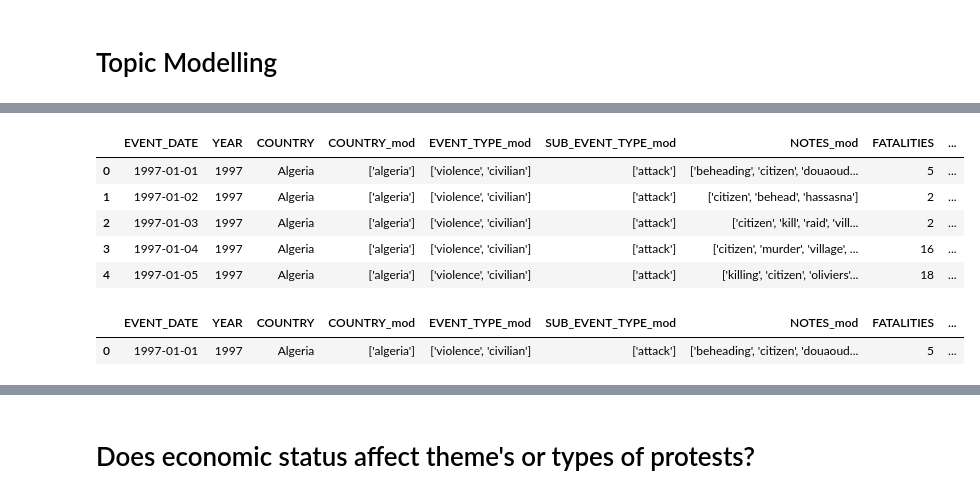
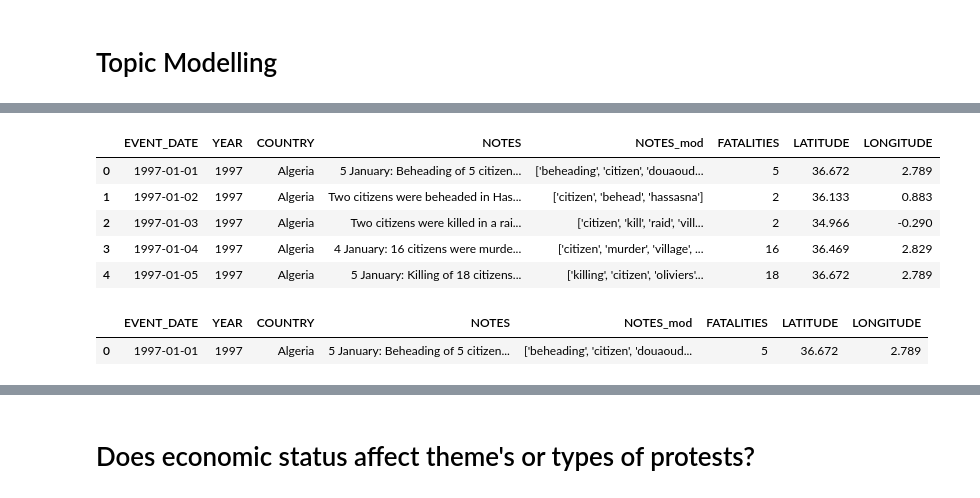
Before and after one commit to DhasiM/NLP_African-Conflict, a Jupyter notebook: twist-3-violence-protests-and-poverty.ipynb, the cells around one changed output, grey strips where cells are left out. Cells and saved outputs as stored; diff of their text form; code cells hidden in the pictures.

```diff
--- a/twist-3-violence-protests-and-poverty.ipynb
+++ b/twist-3-violence-protests-and-poverty.ipynb
@@ -289,29 +249,27 @@ output_notebook()
 Loading BokehJS ...
 [interactive output not drawn]
 # %%
-datafile = './African_unrest.csv'
+#Import modified data and parse dates
+datafile = '../input/african-unrestcsv/African_unrest.csv'
 raw_data = pd.read_csv(datafile, parse_dates=[0], infer_datetime_format=True)
 
-#reindexed_data = raw_data['NOTES_mod']
-#reindexed_data.index = raw_data['EVENT_DATE']
 
 raw_data.head()
 # %% [output]
-|  | EVENT_DATE | YEAR | COUNTRY | COUNTRY_mod | EVENT_TYPE_mod | SUB_EVENT_TYPE_mod | NOTES_mod | FATALITIES | ... |
-| 0 | 1997-01-01 | 1997 | Algeria | ['algeria'] | ['violence', 'civilian'] | ['attack'] | ['beheading', 'citizen', 'douaoud... | 5 | ... |
-| 1 | 1997-01-02 | 1997 | Algeria | ['algeria'] | ['violence', 'civilian'] | ['attack'] | ['citizen', 'behead', 'hassasna'] | 2 | ... |
-| 2 | 1997-01-03 | 1997 | Algeria | ['algeria'] | ['violence', 'civilian'] | ['attack'] | ['citizen', 'kill', 'raid', 'vill... | 2 | ... |
-| 3 | 1997-01-04 | 1997 | Algeria | ['algeria'] | ['violence', 'civilian'] | ['attack'] | ['citizen', 'murder', 'village', ... | 16 | ... |
-| 4 | 1997-01-05 | 1997 | Algeria | ['algeria'] | ['violence', 'civilian'] | ['attack'] | ['killing', 'citizen', 'oliviers'... | 18 | ... |
+|  | EVENT_DATE | YEAR | COUNTRY | NOTES | NOTES_mod | FATALITIES | LATITUDE | LONGITUDE |
+| 0 | 1997-01-01 | 1997 | Algeria | 5 January: Beheading of 5 citizen... | ['beheading', 'citizen', 'douaoud... | 5 | 36.672 | 2.789 |
+| 1 | 1997-01-02 | 1997 | Algeria | Two citizens were beheaded in Has... | ['citizen', 'behead', 'hassasna'] | 2 | 36.133 | 0.883 |
+| 2 | 1997-01-03 | 1997 | Algeria | Two citizens were killed in a rai... | ['citizen', 'kill', 'raid', 'vill... | 2 | 34.966 | -0.290 |
+| 3 | 1997-01-04 | 1997 | Algeria | 4 January: 16 citizens were murde... | ['citizen', 'murder', 'village', ... | 16 | 36.469 | 2.829 |
+| 4 | 1997-01-05 | 1997 | Algeria | 5 January: Killing of 18 citizens... | ['killing', 'citizen', 'oliviers'... | 18 | 36.672 | 2.789 |
 # %%
-#Removes months and numbers from notes
-#raw_data['NOTES_clean']=raw_data.NOTES_mod.apply(text_cleaning)
+#Re-index data to use DateTime object
 reindexed_data = raw_data['NOTES_mod']
 reindexed_data.index =raw_data['EVENT_DATE']
 raw_data.head(1)
 # %% [output]
-|  | EVENT_DATE | YEAR | COUNTRY | COUNTRY_mod | EVENT_TYPE_mod | SUB_EVENT_TYPE_mod | NOTES_mod | FATALITIES | ... |
-| 0 | 1997-01-01 | 1997 | Algeria | ['algeria'] | ['violence', 'civilian'] | ['attack'] | ['beheading', 'citizen', 'douaoud... | 5 | ... |
+|  | EVENT_DATE | YEAR | COUNTRY | NOTES | NOTES_mod | FATALITIES | LATITUDE | LONGITUDE |
+| 0 | 1997-01-01 | 1997 | Algeria | 5 January: Beheading of 5 citizen... | ['beheading', 'citizen', 'douaoud... | 5 | 36.672 | 2.789 |
 # %%
 def get_top_n_words(n_top_words, count_vectorizer, text_data):
     '''
```
Also changed, not shown: parts of 52 cells of this notebook.
